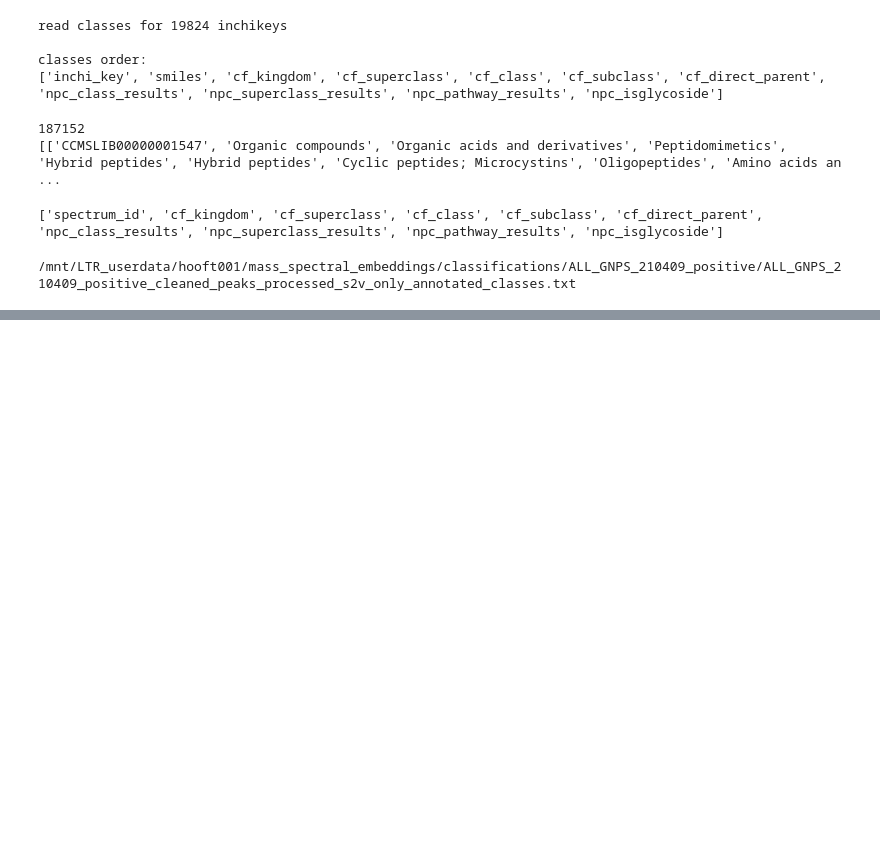
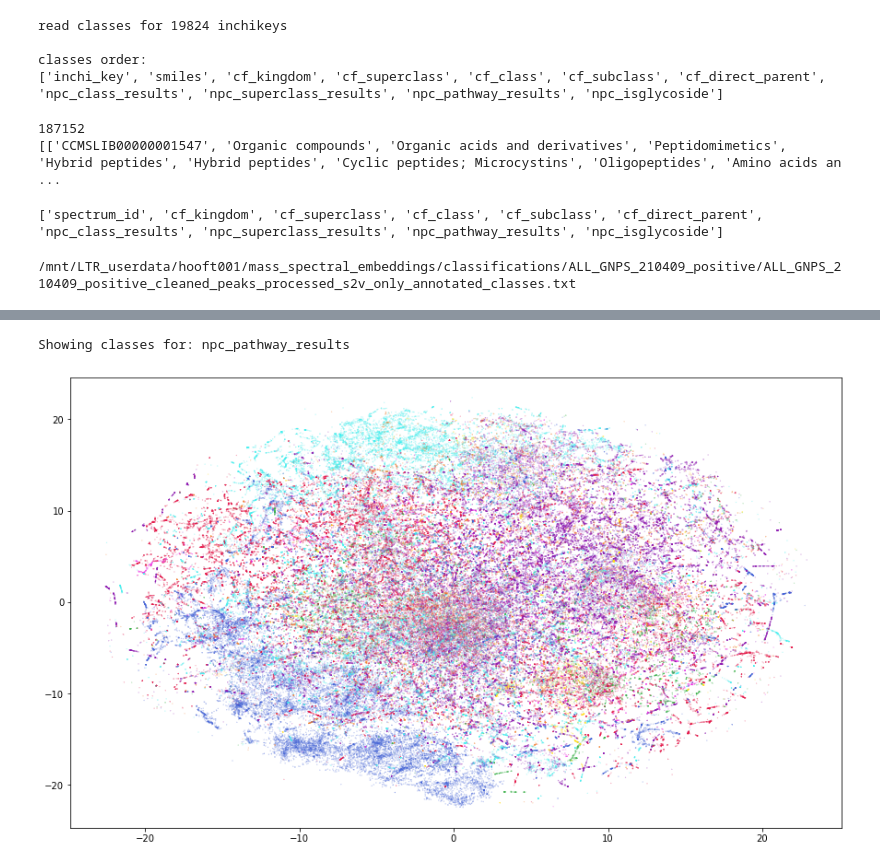
Before and after one commit to louwenjjr/ms2_mass_differences, a Jupyter notebook: notebooks/1d-Prepare_visualisation_data.ipynb, the cells around one changed output, grey strips where cells are left out. Cells and saved outputs as stored; diff of their text form; code cells hidden in the pictures; blank space fills up the shorter version.

```diff
--- a/notebooks/1d-Prepare_visualisation_data.ipynb
+++ b/notebooks/1d-Prepare_visualisation_data.ipynb
@@ -176,0 +227,8 @@ with open(spectrum_classes_file, 'w') as outf:
+# %%
+print("Showing classes for:", new_header[i_chosen])
+plt.figure(figsize=(15,9))
+plt.scatter(tsne_3d_res[:,0],tsne_3d_res[:,1], 0.02, c=spectra_chosen_classes, label=chosen_classes)
+plt.show()
+# %% [output]
+Showing classes for: npc_pathway_results
+[figure, added]
```
Also changed, not shown: parts of 4 cells of this notebook.
